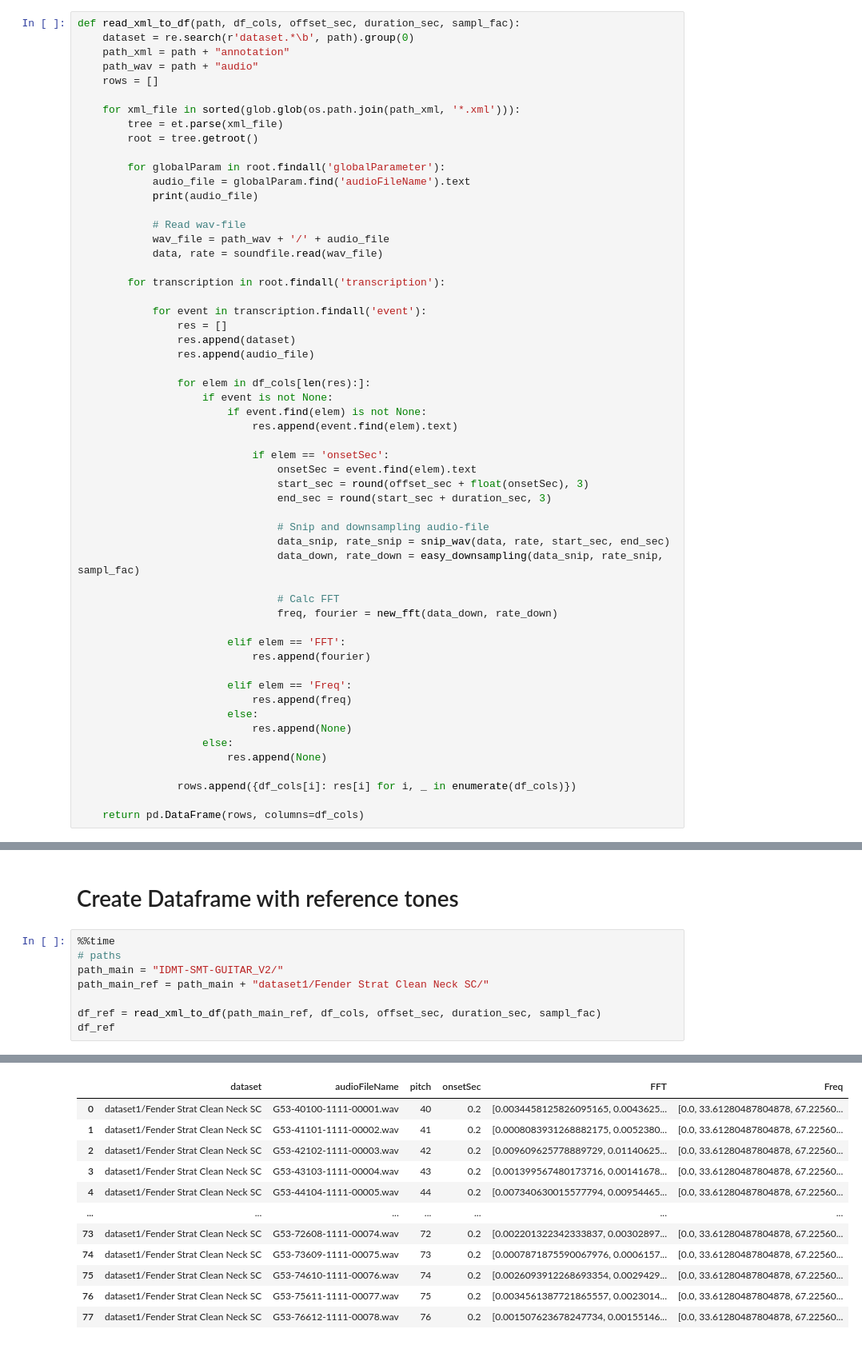
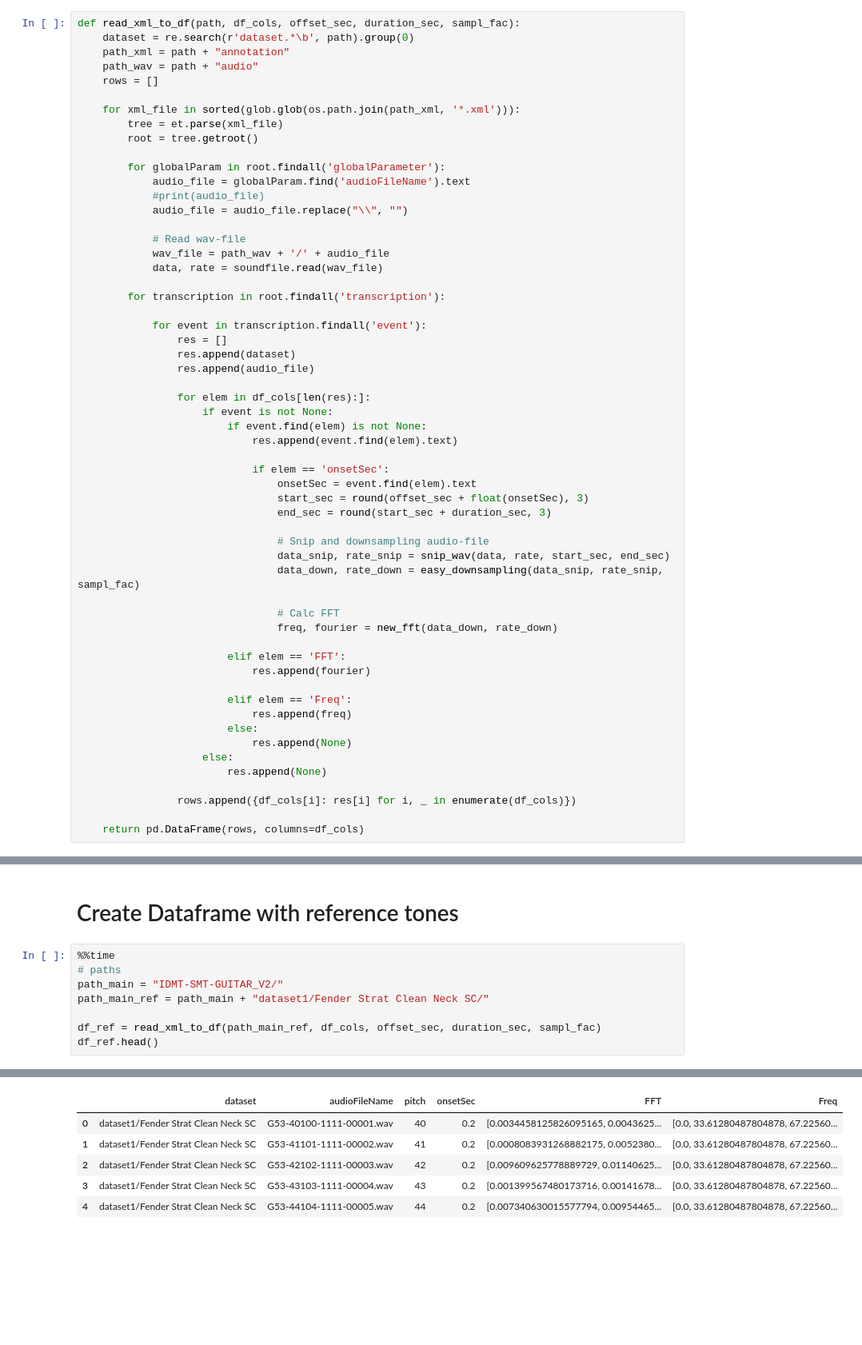
Before and after one commit to deiruch/AMt, a Jupyter notebook: AMt.ipynb, the cells around one changed output, grey strips where cells are left out. Shown at 80% size. Cells and saved outputs as stored; diff of their text form; blank space fills up the shorter version.

```diff
--- a/AMt.ipynb
+++ b/AMt.ipynb
@@ -143,7 +133,8 @@ def read_xml_to_df(path, df_cols, offset_sec, duration_sec, sampl_fac):
 
         for globalParam in root.findall('globalParameter'):
             audio_file = globalParam.find('audioFileName').text
-            print(audio_file)
+            #print(audio_file)
+            audio_file = audio_file.replace("\\", "")
 
             # Read wav-file
             wav_file = path_wav + '/' + audio_file
@@ -207,5 +198,5 @@ path_main = "IDMT-SMT-GUITAR_V2/"
 path_main_ref = path_main + "dataset1/Fender Strat Clean Neck SC/"
 
 df_ref = read_xml_to_df(path_main_ref, df_cols, offset_sec, duration_sec, sampl_fac)
-df_ref
+df_ref.head()
 # %% [output]
@@ -229,12 +205,6 @@ Wall time: 154 ms
 |  | dataset | audioFileName | pitch | onsetSec | FFT | Freq |
 | 0 | dataset1/Fender Strat Clean Neck SC | G53-40100-1111-00001.wav | 40 | 0.2 | [0.0034458125826095165, 0.0043625... | [0.0, 33.61280487804878, 67.22560... |
 | 1 | dataset1/Fender Strat Clean Neck SC | G53-41101-1111-00002.wav | 41 | 0.2 | [0.0008083931268882175, 0.0052380... | [0.0, 33.61280487804878, 67.22560... |
 | 2 | dataset1/Fender Strat Clean Neck SC | G53-42102-1111-00003.wav | 42 | 0.2 | [0.009609625778889729, 0.01140625... | [0.0, 33.61280487804878, 67.22560... |
 | 3 | dataset1/Fender Strat Clean Neck SC | G53-43103-1111-00004.wav | 43 | 0.2 | [0.001399567480173716, 0.00141678... | [0.0, 33.61280487804878, 67.22560... |
 | 4 | dataset1/Fender Strat Clean Neck SC | G53-44104-1111-00005.wav | 44 | 0.2 | [0.007340630015577794, 0.00954465... | [0.0, 33.61280487804878, 67.22560... |
-| ... | ... | ... | ... | ... | ... | ... |
-| 73 | dataset1/Fender Strat Clean Neck SC | G53-72608-1111-00074.wav | 72 | 0.2 | [0.002201322342333837, 0.00302897... | [0.0, 33.61280487804878, 67.22560... |
-| 74 | dataset1/Fender Strat Clean Neck SC | G53-73609-1111-00075.wav | 73 | 0.2 | [0.0007871875590067976, 0.0006157... | [0.0, 33.61280487804878, 67.22560... |
-| 75 | dataset1/Fender Strat Clean Neck SC | G53-74610-1111-00076.wav | 74 | 0.2 | [0.0026093912268693354, 0.0029429... | [0.0, 33.61280487804878, 67.22560... |
-| 76 | dataset1/Fender Strat Clean Neck SC | G53-75611-1111-00077.wav | 75 | 0.2 | [0.0034561387721865557, 0.0023014... | [0.0, 33.61280487804878, 67.22560... |
-| 77 | dataset1/Fender Strat Clean Neck SC | G53-76612-1111-00078.wav | 76 | 0.2 | [0.001507623678247734, 0.00155146... | [0.0, 33.61280487804878, 67.22560... |
```
Also changed, not shown: parts of 23 cells of this notebook.
